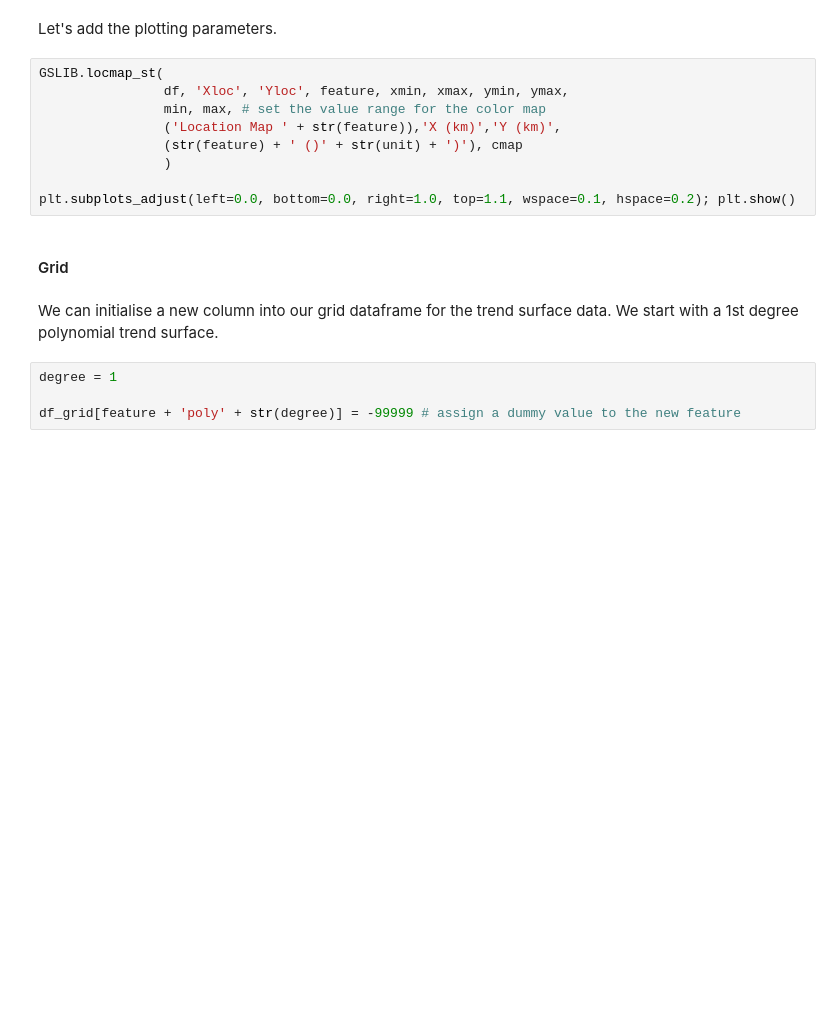
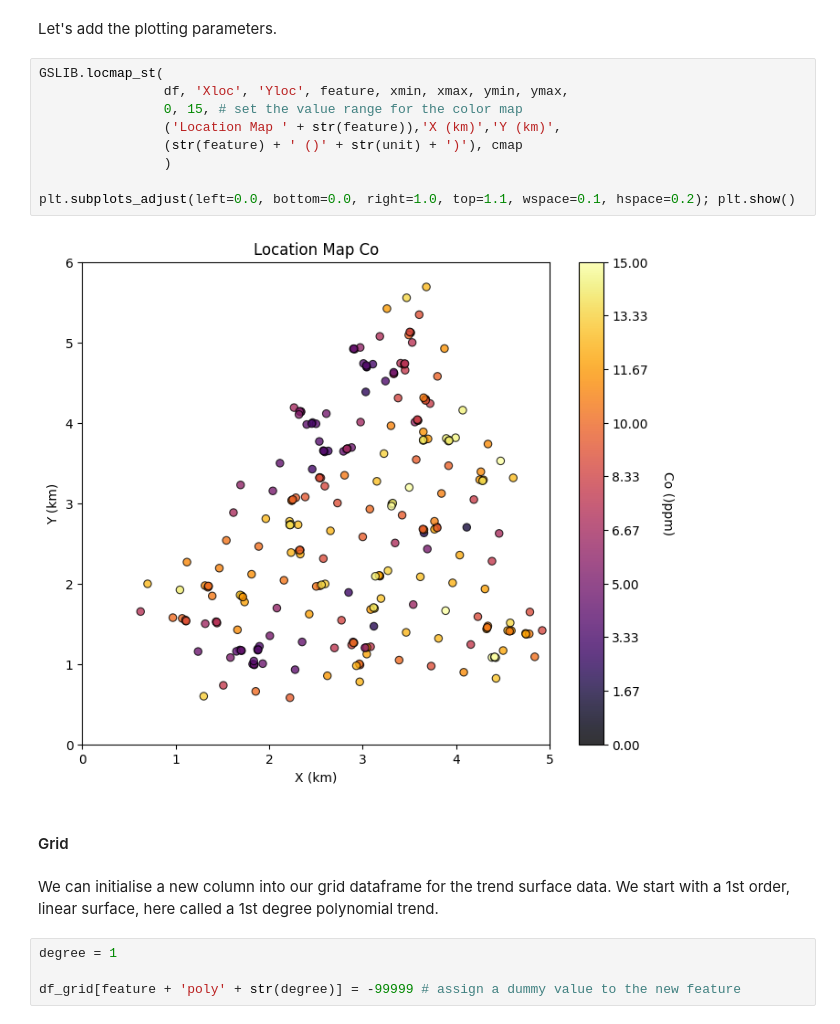
Before and after one commit to SENSE-UGent/E_I002454_Geostatistics, a Jupyter notebook: Notebooks/P2_Det1.ipynb, the cells around one changed output. Drawn from its saved outputs; the diff is of its cells as text; blank space fills up the shorter version.

```diff
--- a/Notebooks/P2_Det1.ipynb
+++ b/Notebooks/P2_Det1.ipynb
@@ -233,16 +245,18 @@ Let's add the plotting parameters.
 # %%
 GSLIB.locmap_st(
                 df, 'Xloc', 'Yloc', feature, xmin, xmax, ymin, ymax,
-                min, max, # set the value range for the color map
+                0, 15, # set the value range for the color map
                 ('Location Map ' + str(feature)),'X (km)','Y (km)',
                 (str(feature) + ' ()' + str(unit) + ')'), cmap
                 )
 
 plt.subplots_adjust(left=0.0, bottom=0.0, right=1.0, top=1.1, wspace=0.1, hspace=0.2); plt.show()
+# %% [output]
+[figure, added]
 # %% [markdown]
 #### Grid
 # %% [markdown]
-We can initialise a new column into our grid dataframe for the trend surface data. We start with a 1st degree polynomial trend surface.
+We can initialise a new column into our grid dataframe for the trend surface data. We start with a 1st order, linear surface, here called a 1st degree polynomial trend.
 # %%
 degree = 1
 
```
Also changed, not shown: parts of 29 cells of this notebook.
